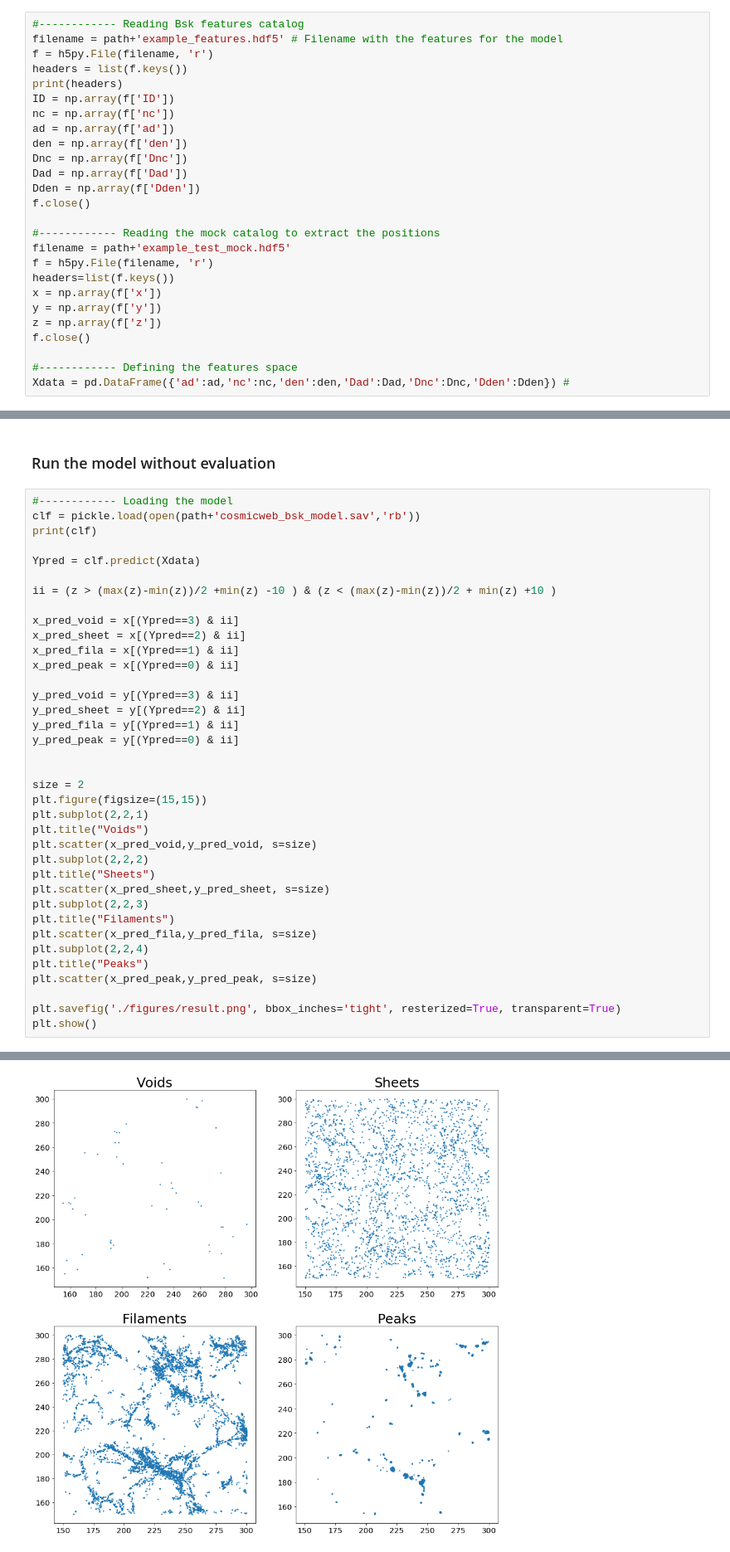
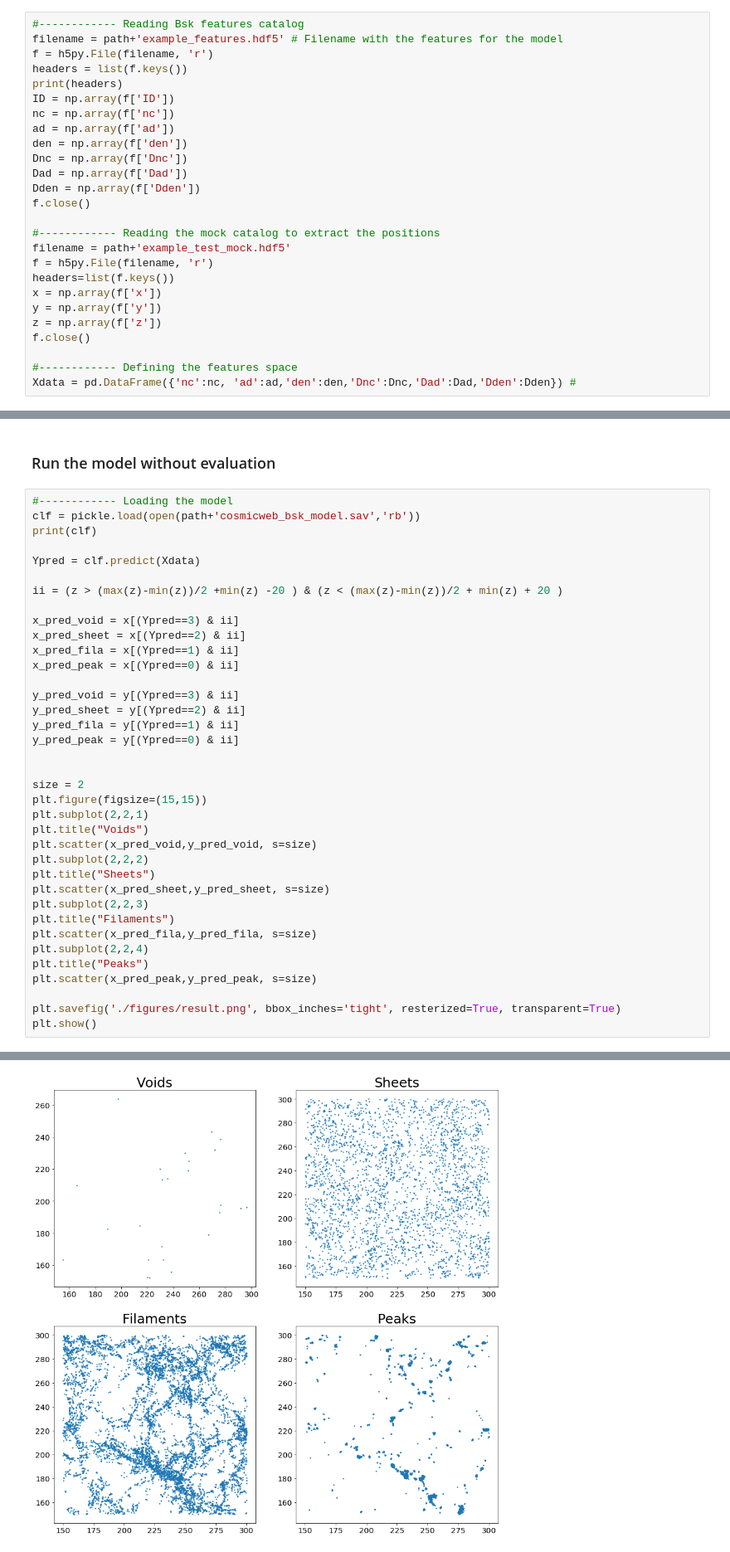
Before and after one commit to jsuarez314/cosmicweb_bsk, a Jupyter notebook: 04_Model.ipynb, the cells around one changed output, grey strips where cells are left out. Shown at 83% size. Cells and saved outputs as stored; diff of their text form.

```diff
--- a/04_Model.ipynb
+++ b/04_Model.ipynb
@@ -60,7 +60,7 @@ z = np.array(f['z'])
 f.close()
 
 #------------ Defining the features space
-Xdata = pd.DataFrame({'ad':ad,'nc':nc,'den':den,'Dad':Dad,'Dnc':Dnc,'Dden':Dden}) #
+Xdata = pd.DataFrame({'nc':nc, 'ad':ad,'den':den,'Dnc':Dnc,'Dad':Dad,'Dden':Dden}) #
 # %% [output]
 ['Dad', 'Dden', 'Dnc', 'ID', 'ad', 'con', 'coor', 'den', 'nc', 'vol']
 # %% [markdown]
@@ -72,7 +72,7 @@ print(clf)
 
 Ypred = clf.predict(Xdata)
 
-ii = (z > (max(z)-min(z))/2 +min(z) -10 ) & (z < (max(z)-min(z))/2 + min(z) +10 )
+ii = (z > (max(z)-min(z))/2 +min(z) -20 ) & (z < (max(z)-min(z))/2 + min(z) + 20 )
 
 x_pred_void = x[(Ypred==3) & ii]
 x_pred_sheet = x[(Ypred==2) & ii]
@@ -84,31 +84,31 @@ y_pred_sheet = y[(Ypred==2) & ii]
 y_pred_fila = y[(Ypred==1) & ii]
 y_pred_peak = y[(Ypred==0) & ii]
 
 
 size = 2
 plt.figure(figsize=(15,15))
 plt.subplot(2,2,1)
 plt.title("Voids")
 plt.scatter(x_pred_void,y_pred_void, s=size)
 plt.subplot(2,2,2)
 plt.title("Sheets")
 plt.scatter(x_pred_sheet,y_pred_sheet, s=size)
 plt.subplot(2,2,3)
 plt.title("Filaments")
 plt.scatter(x_pred_fila,y_pred_fila, s=size)
 plt.subplot(2,2,4)
 plt.title("Peaks")
 plt.scatter(x_pred_peak,y_pred_peak, s=size)
 
 plt.savefig('./figures/result.png', bbox_inches='tight', resterized=True, transparent=True)
 plt.show()
 # %% [output]
 RandomForestClassifier(bootstrap=True, ccp_alpha=0.0, class_weight=None,
                        criterion='gini', max_depth=10, max_features='auto',
                        max_leaf_nodes=None, max_samples=None,
                        min_impurity_decrease=0.0, min_impurity_split=None,
                        min_samples_leaf=1, min_samples_split=2,
                        min_weight_fraction_leaf=0.0, n_estimators=80,
                        n_jobs=None, oob_score=False, random_state=None,
                        verbose=0, warm_start=False)
-[figure, old version]
+[figure, new version]
```
Also changed, not shown: 12 other files.
